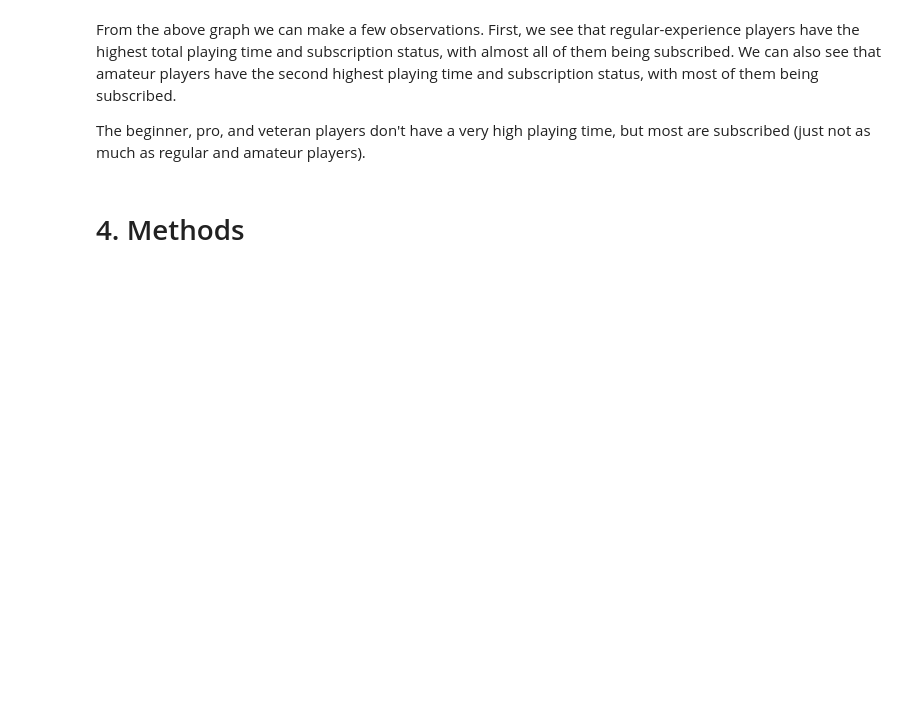
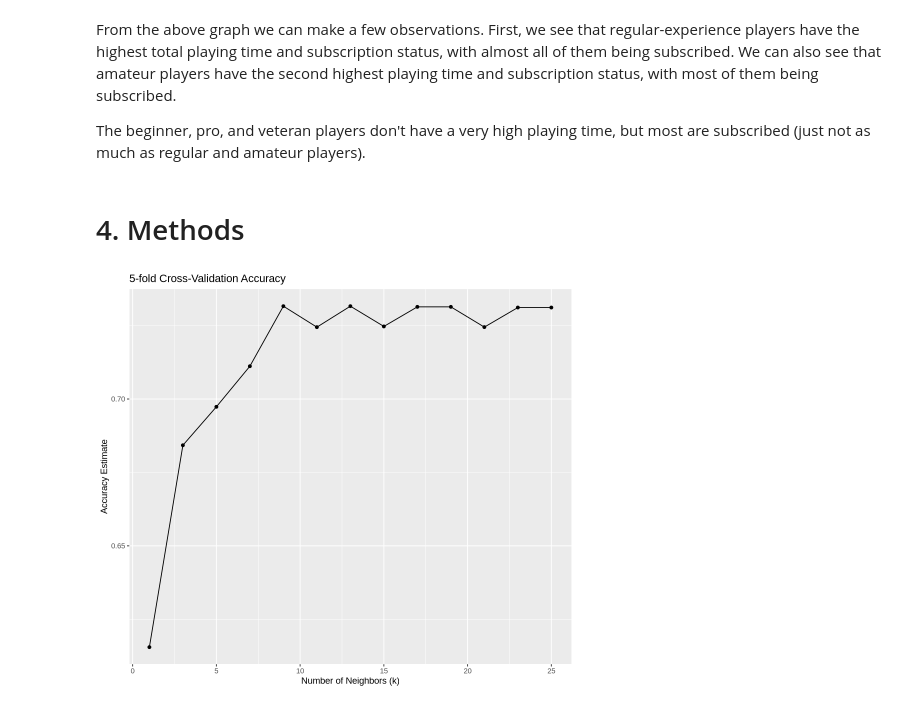
Before and after one commit to Jmmchai/Dsci-100-004-group02, a Jupyter notebook: Final Group Report.ipynb, the cells around one changed output. Saved outputs shown, nothing was run; the diff lists cells and outputs as text; code cells hidden in the pictures; blank space fills up the shorter version.

```diff
--- a/Final Group Report.ipynb
+++ b/Final Group Report.ipynb
@@ -249,9 +221,37 @@ The beginner, pro, and veteran players don't have a very high playing time, but
 # %%
 #split data into 75% training and 25% testing
 
-players_sessions_split <- initial_split(selected_data, prop = 0.75, strata = subscribe)
-
-players_sessions_training <- training(players_sessions_split)
-
-players_sessions_testing <- testing(players_sessions_split)
+players_split <- initial_split(players_clean, prop = 0.75, strata = subscribe)
+players_training <- training(players_split)
+players_testing <- testing(players_split)
+# %%
+#choose best K
+players_spec <- nearest_neighbor(weight_fun = "rectangular", neighbors = tune()) |>
+                set_engine("kknn") |>
+                set_mode("classification")
+
+players_recipe <- recipe(subscribe ~ experience + played_hours + Age, data = players_training) |>
+                    step_dummy(experience) |>
+                    step_scale(all_predictors()) |>
+                    step_center(all_predictors())
+
+players_vfold <- vfold_cv(players_training, v = 5, strata = subscribe)
+
+knn_result <- workflow() |>
+  add_recipe(players_recipe) |>
+  add_model(players_spec) |>
+  tune_grid(resamples = players_vfold, grid = tibble(neighbors = c(1, 3, 5, 7, 9, 11, 13, 15, 17, 19, 21, 23, 25))) |>
+  collect_metrics()
+
+accuracies <- knn_result |>
+  filter(.metric == "accuracy")
+
+cross_val_plot <- ggplot(accuracies, aes(x = neighbors, y = mean)) +
+  geom_point() +
+  geom_line() +
+  labs(x = "Number of Neighbors (k)", y = "Accuracy Estimate", title = "5-fold Cross-Validation Accuracy")
+
+cross_val_plot
+# %% [output]
+[figure, added]
 # %%
```
Also changed, not shown: parts of 17 cells of this notebook.
